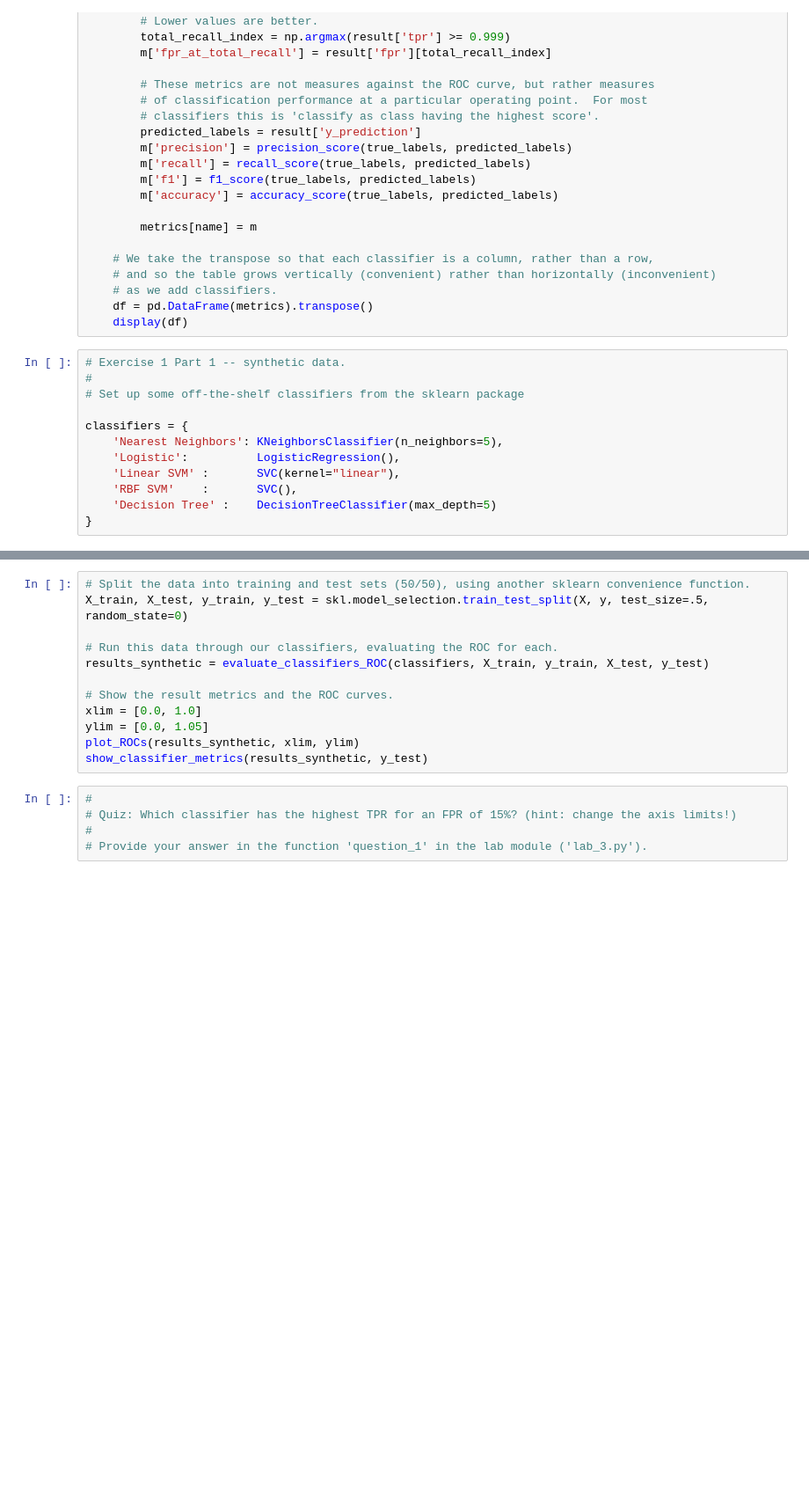
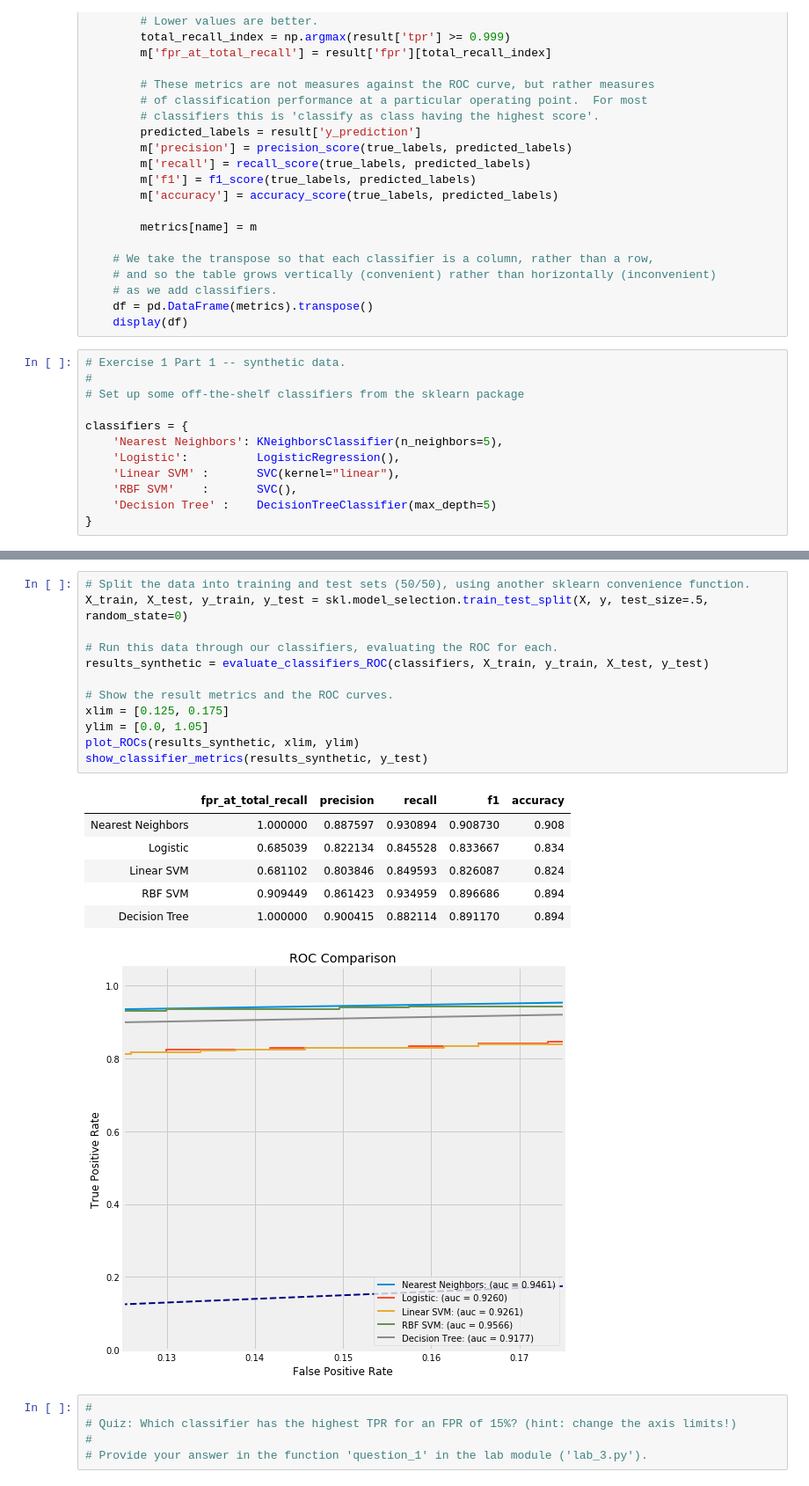
Before and after one commit to uvjar/4C16, a Jupyter notebook: lab03/Lab 3 Ex. 1 - Binary Classification.ipynb, the cells around one changed output, grey strips where cells are left out. Shown: that part at 88% size. Saved outputs shown, nothing was run; the diff lists cells and outputs as text; blank space fills up the shorter version.

```diff
--- a/lab03/Lab 3 Ex. 1 - Binary Classification.ipynb
+++ b/lab03/Lab 3 Ex. 1 - Binary Classification.ipynb
@@ -205,15 +209,23 @@ scatterplot_binary_data(X, y)
 # %%
 # Split the data into training and test sets (50/50), using another sklearn convenience function.
 X_train, X_test, y_train, y_test = skl.model_selection.train_test_split(X, y, test_size=.5, random_state=0)
 
 # Run this data through our classifiers, evaluating the ROC for each.
 results_synthetic = evaluate_classifiers_ROC(classifiers, X_train, y_train, X_test, y_test)
 
 # Show the result metrics and the ROC curves.
-xlim = [0.0, 1.0]
+xlim = [0.125, 0.175]
 ylim = [0.0, 1.05]
 plot_ROCs(results_synthetic, xlim, ylim)
 show_classifier_metrics(results_synthetic, y_test)
+# %% [output]
+|  | fpr_at_total_recall | precision | recall | f1 | accuracy |
+| Nearest Neighbors | 1.000000 | 0.887597 | 0.930894 | 0.908730 | 0.908 |
+| Logistic | 0.685039 | 0.822134 | 0.845528 | 0.833667 | 0.834 |
+| Linear SVM | 0.681102 | 0.803846 | 0.849593 | 0.826087 | 0.824 |
+| RBF SVM | 0.909449 | 0.861423 | 0.934959 | 0.896686 | 0.894 |
+| Decision Tree | 1.000000 | 0.900415 | 0.882114 | 0.891170 | 0.894 |
+[figure, added]
 # %%
 #
 # Quiz: Which classifier has the highest TPR for an FPR of 15%? (hint: change the axis limits!)
```
Also changed, not shown: parts of 5 cells of this notebook, 1 other file.
